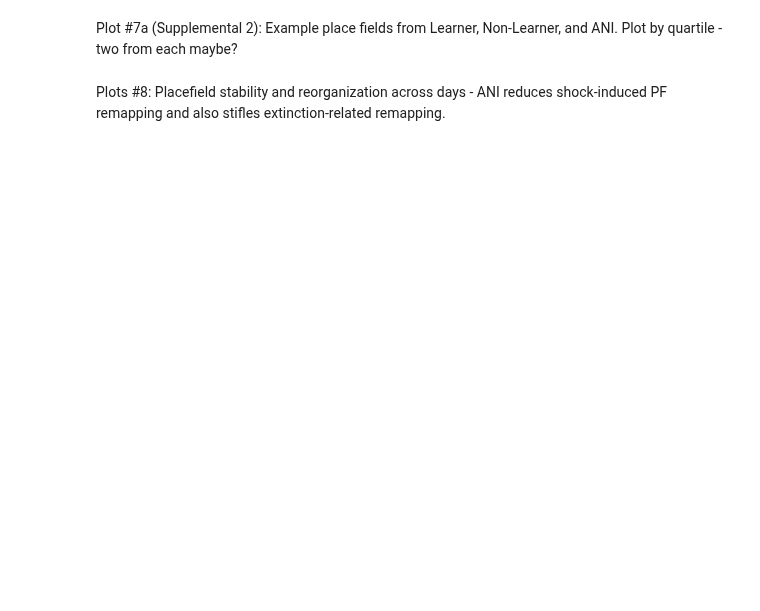
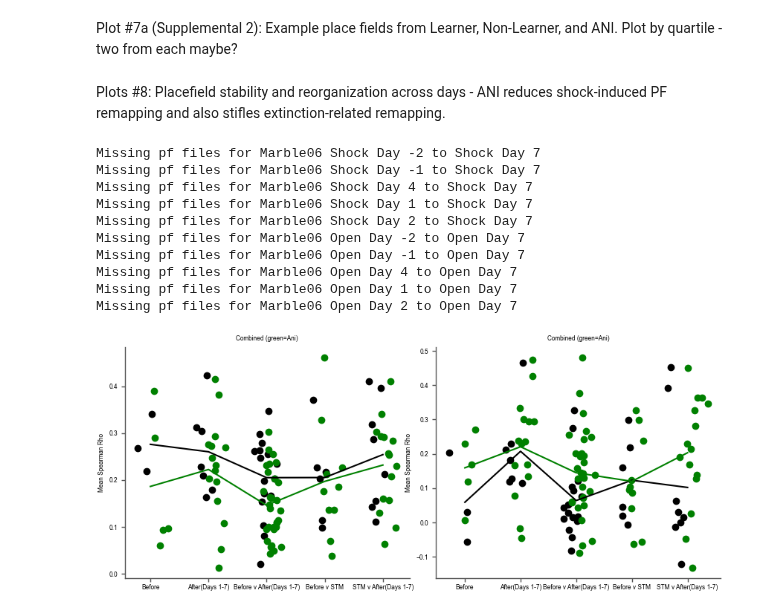
Before and after one commit to nkinsky/Eraser, a Jupyter notebook: Notebooks/Figure2.ipynb, the cells around one changed output. Cells and saved outputs as stored; diff of their text form; code cells hidden in the pictures; blank space fills up the shorter version.

Commit message:
pf mean plots mostly working

```diff
--- a/Notebooks/Figure2.ipynb
+++ b/Notebooks/Figure2.ipynb
@@ -254,3 +251,32 @@ array([[<AxesSubplot:title={'center':'Shock Day -2'}>,
 Plot #7a (Supplemental 2): Example place fields from Learner, Non-Learner, and ANI. Plot by quartile - two from each maybe?
 # %% [markdown]
 Plots #8: Placefield stability and reorganization across days - ANI reduces shock-induced PF remapping and also stifles extinction-related remapping.
+# %%
+# Scatterplot for each group independently
+group_desig = 1  # 1 = include days 1,2, AND 7 in after shock group, 2 = include days 1 and 2 only
+
+figc, axc = plt.subplots(1,2)
+figc.set_size_inches((8.5, 3.5))
+for arena, a in zip(['Shock', 'Open'], axc):
+    _, cont_corr_sm_mean_all, _, _ = pfs.get_group_pf_corrs(err.nonlearners, arena, arena, days,
+                                                            batch_map_use=True, print_to_screen=False)
+    _, ani_corr_sm_mean_all, _, _ = pfs.get_group_pf_corrs(err.ani_mice_good, arena, arena, days,
+                                                           batch_map_use=True, print_to_screen=False)
+
+    # Combined scatterplot
+    pfs.plot_pfcorr_bygroup(cont_corr_sm_mean_all, arena, arena, '', ax_use=a,
+                            color='k', offset=-0.1, save_fig=False, group_desig=group_desig)
+    pfs.plot_pfcorr_bygroup(ani_corr_sm_mean_all, arena, arena, 'Combined (green=Ani)',
+                        color='g', offset=0.1, ax_use=a, group_desig=group_desig, best_rot=False)
+# %% [output]
+Missing pf files for Marble06 Shock Day -2 to Shock Day 7
+Missing pf files for Marble06 Shock Day -1 to Shock Day 7
+Missing pf files for Marble06 Shock Day 4 to Shock Day 7
+Missing pf files for Marble06 Shock Day 1 to Shock Day 7
+Missing pf files for Marble06 Shock Day 2 to Shock Day 7
+Missing pf files for Marble06 Open Day -2 to Open Day 7
+Missing pf files for Marble06 Open Day -1 to Open Day 7
+Missing pf files for Marble06 Open Day 4 to Open Day 7
+Missing pf files for Marble06 Open Day 1 to Open Day 7
+Missing pf files for Marble06 Open Day 2 to Open Day 7
+[figure, added]
```
Also changed, not shown: parts of 17 cells of this notebook.
